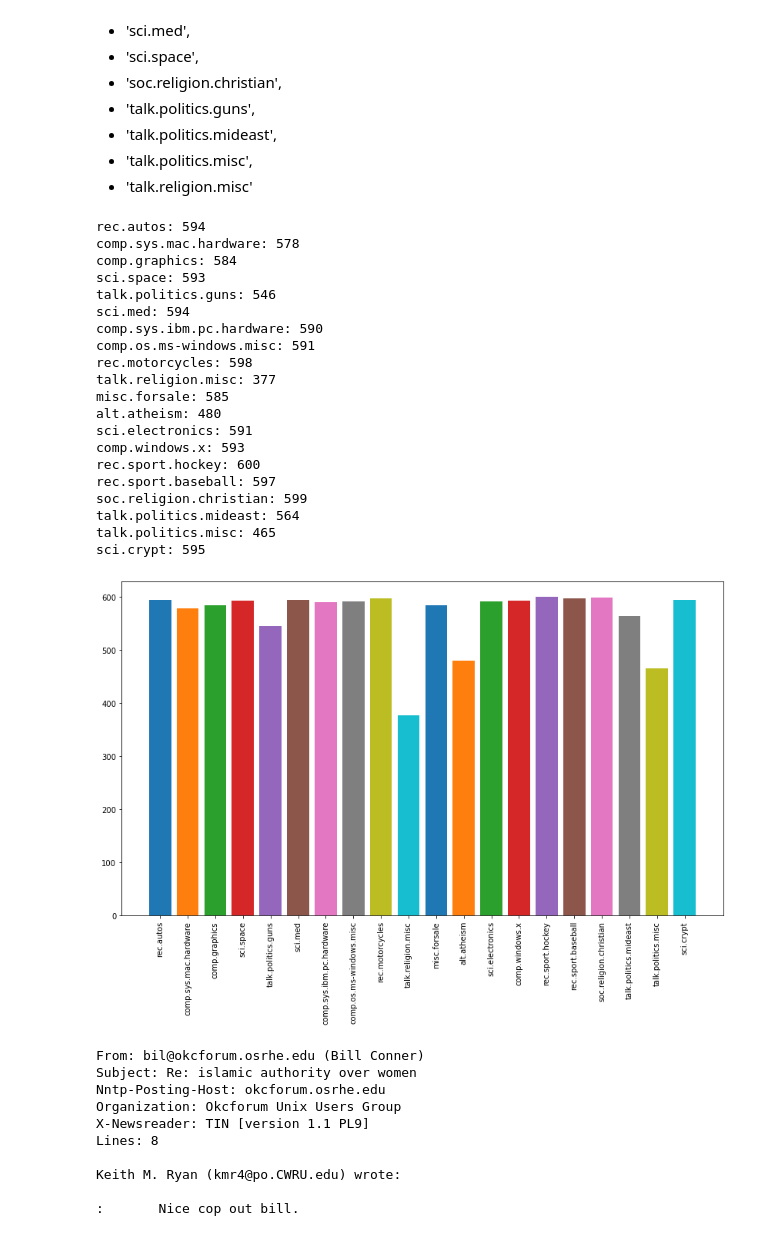
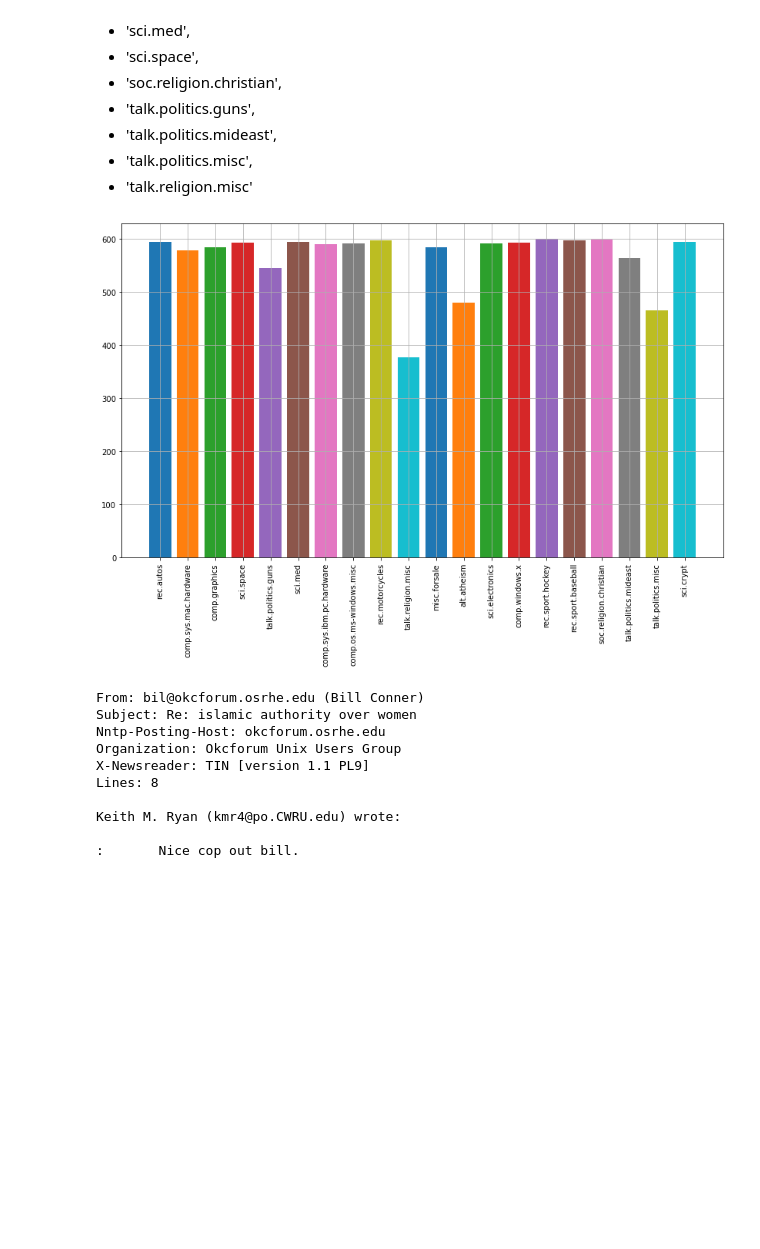
Before and after one commit to SebastianJanampa/RedesNeuronales_BIO, a Jupyter notebook: TrabajosPracticos/TP1/Consignas Trabajo Práctico 1.ipynb, the cells around one changed output. Saved outputs shown, nothing was run; the diff lists cells and outputs as text; code cells hidden in the pictures; blank space fills up the shorter version.

```diff
--- a/TrabajosPracticos/TP1/Consignas Trabajo Práctico 1.ipynb
+++ b/TrabajosPracticos/TP1/Consignas Trabajo Práctico 1.ipynb
@@ -75,40 +76,26 @@ Explicar paso a paso que es lo que se va desarrollando.
 # %%
 #Cargando dataset - training data
 from sklearn.datasets import fetch_20newsgroups
 
 training = fetch_20newsgroups(subset='train', shuffle=True, remove=('footers'))
 categories = training.pop('target_names')
 del training['DESCR'], training['filenames']
 
 df = pd.DataFrame(training)
 
+def count_words(text):
+    x = text.split(' ')
+    return len(x)
+df['words_pre'] = df['data'].apply(count_words)
+
 plt.figure(figsize=(14, 8))
 for i in df['target'].unique():
-    print('%s: %i'%(categories[i], (df['target']==i).sum()))
+#     print('%s: %i'%(categories[i], (df['target']==i).sum()))
     plt.bar(categories[i], (df['target']==i).sum())
     plt.xticks(rotation='vertical')
+plt.grid(1)
 # %% [output]
-rec.autos: 594
-comp.sys.mac.hardware: 578
-comp.graphics: 584
-sci.space: 593
-talk.politics.guns: 546
-sci.med: 594
-comp.sys.ibm.pc.hardware: 590
-comp.os.ms-windows.misc: 591
-rec.motorcycles: 598
-talk.religion.misc: 377
-misc.forsale: 585
-alt.atheism: 480
-sci.electronics: 591
-comp.windows.x: 593
-rec.sport.hockey: 600
-rec.sport.baseball: 597
-soc.religion.christian: 599
-talk.politics.mideast: 564
-talk.politics.misc: 465
-sci.crypt: 595
-[figure, old version]
+[figure, new version]
 # %%
 import random
 random.seed(10) # Para reproducción
```
Also changed, not shown: parts of 14 cells of this notebook.
